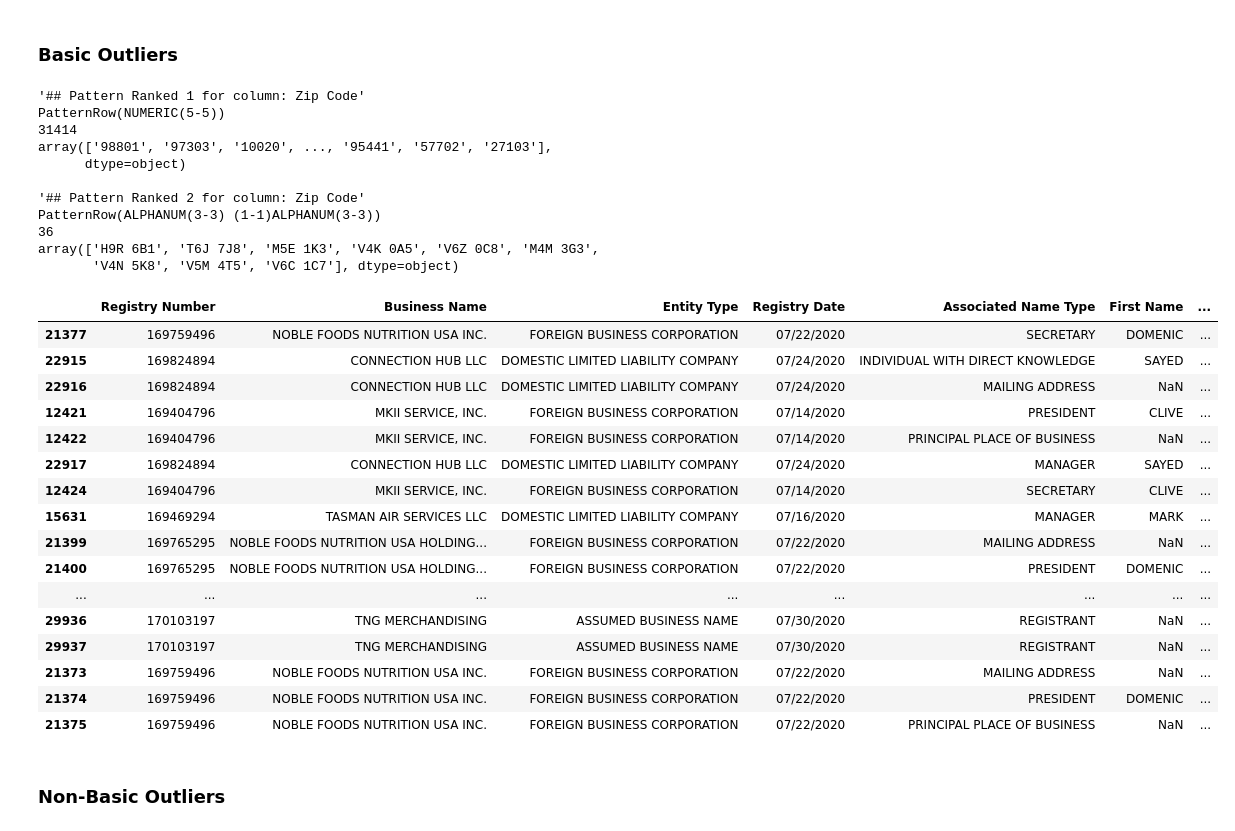
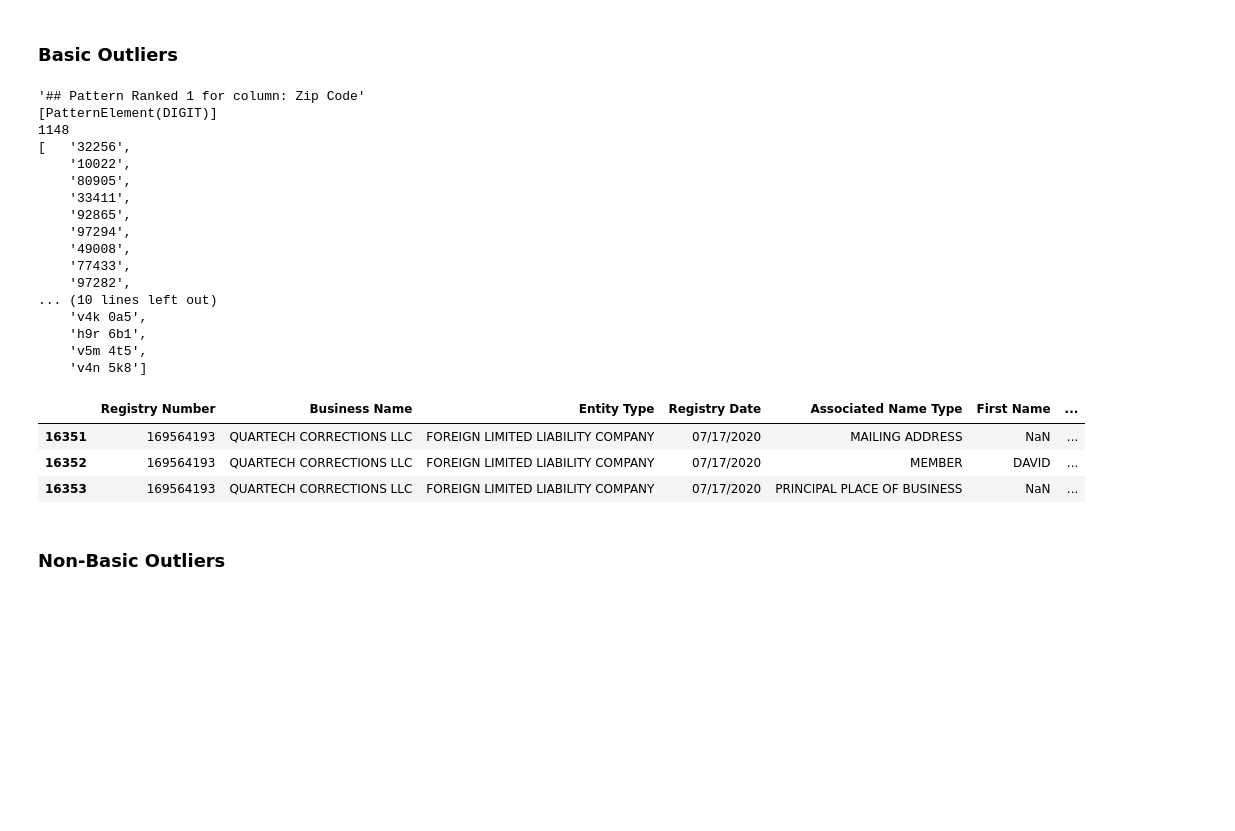
Before and after one commit to VIDA-NYU/openclean-pattern, a Jupyter notebook: examples/Openclean_pattern.ipynb, the cells around one changed output. Drawn from its saved outputs; the diff is of its cells as text; code cells hidden in the pictures; blank space fills up the shorter version.

```diff
--- a/examples/Openclean_pattern.ipynb
+++ b/examples/Openclean_pattern.ipynb
@@ -84,42 +84,35 @@ patterns = pf.find()
 for i in range(1,len(patterns)+1):
     pp.pprint("## Pattern Ranked {} for column: {}".format(i, column))
     pp.pprint(pf.top(i))
-    pp.pprint(pf.top(i).freq)
-    pp.pprint(df.loc[list(pf.top(i).idx), column].unique())
+    pp.pprint(len(pf.top(i).idx))
+    pp.pprint([pf.series[c] for i, c in enumerate(list(pf.top(i).idx)) if i < 10])
     print()
 # %% [output]
 '## Pattern Ranked 1 for column: Zip Code'
-PatternRow(NUMERIC(5-5))
-31414
-array(['98801', '97303', '10020', ..., '95441', '57702', '27103'],
-      dtype=object)
-
-'## Pattern Ranked 2 for column: Zip Code'
-PatternRow(ALPHANUM(3-3) (1-1)ALPHANUM(3-3))
-36
-array(['H9R 6B1', 'T6J 7J8', 'M5E 1K3', 'V4K 0A5', 'V6Z 0C8', 'M4M 3G3',
-       'V4N 5K8', 'V5M 4T5', 'V6C 1C7'], dtype=object)
+[PatternElement(DIGIT)]
+1148
+[   '32256',
+    '10022',
+    '80905',
+    '33411',
+    '92865',
+    '97294',
+    '49008',
+    '77433',
+    '97282',
+... (10 lines left out)
+    'v4k 0a5',
+    'h9r 6b1',
+    'v5m 4t5',
+    'v4n 5k8']
 # %%
 # they are canadian zipcodes
-df.loc[list(pf.top(i).idx)]
+df[df['Zip Code'].str.lower() == 'v5m 4t5']
 # %% [output]
 |  | Registry Number | Business Name | Entity Type | Registry Date | Associated Name Type | First Name | ... |
-| 21377 | 169759496 | NOBLE FOODS NUTRITION USA INC. | FOREIGN BUSINESS CORPORATION | 07/22/2020 | SECRETARY | DOMENIC | ... |
-| 22915 | 169824894 | CONNECTION HUB LLC | DOMESTIC LIMITED LIABILITY COMPANY | 07/24/2020 | INDIVIDUAL WITH DIRECT KNOWLEDGE | SAYED | ... |
-| 22916 | 169824894 | CONNECTION HUB LLC | DOMESTIC LIMITED LIABILITY COMPANY | 07/24/2020 | MAILING ADDRESS | NaN | ... |
-| 12421 | 169404796 | MKII SERVICE, INC. | FOREIGN BUSINESS CORPORATION | 07/14/2020 | PRESIDENT | CLIVE | ... |
-| 12422 | 169404796 | MKII SERVICE, INC. | FOREIGN BUSINESS CORPORATION | 07/14/2020 | PRINCIPAL PLACE OF BUSINESS | NaN | ... |
-| 22917 | 169824894 | CONNECTION HUB LLC | DOMESTIC LIMITED LIABILITY COMPANY | 07/24/2020 | MANAGER | SAYED | ... |
-| 12424 | 169404796 | MKII SERVICE, INC. | FOREIGN BUSINESS CORPORATION | 07/14/2020 | SECRETARY | CLIVE | ... |
-| 15631 | 169469294 | TASMAN AIR SERVICES LLC | DOMESTIC LIMITED LIABILITY COMPANY | 07/16/2020 | MANAGER | MARK | ... |
-| 21399 | 169765295 | NOBLE FOODS NUTRITION USA HOLDING... | FOREIGN BUSINESS CORPORATION | 07/22/2020 | MAILING ADDRESS | NaN | ... |
-| 21400 | 169765295 | NOBLE FOODS NUTRITION USA HOLDING... | FOREIGN BUSINESS CORPORATION | 07/22/2020 | PRESIDENT | DOMENIC | ... |
-| ... | ... | ... | ... | ... | ... | ... | ... |
-| 29936 | 170103197 | TNG MERCHANDISING | ASSUMED BUSINESS NAME | 07/30/2020 | REGISTRANT | NaN | ... |
-| 29937 | 170103197 | TNG MERCHANDISING | ASSUMED BUSINESS NAME | 07/30/2020 | REGISTRANT | NaN | ... |
-| 21373 | 169759496 | NOBLE FOODS NUTRITION USA INC. | FOREIGN BUSINESS CORPORATION | 07/22/2020 | MAILING ADDRESS | NaN | ... |
-| 21374 | 169759496 | NOBLE FOODS NUTRITION USA INC. | FOREIGN BUSINESS CORPORATION | 07/22/2020 | PRESIDENT | DOMENIC | ... |
-| 21375 | 169759496 | NOBLE FOODS NUTRITION USA INC. | FOREIGN BUSINESS CORPORATION | 07/22/2020 | PRINCIPAL PLACE OF BUSINESS | NaN | ... |
+| 16351 | 169564193 | QUARTECH CORRECTIONS LLC | FOREIGN LIMITED LIABILITY COMPANY | 07/17/2020 | MAILING ADDRESS | NaN | ... |
+| 16352 | 169564193 | QUARTECH CORRECTIONS LLC | FOREIGN LIMITED LIABILITY COMPANY | 07/17/2020 | MEMBER | DAVID | ... |
+| 16353 | 169564193 | QUARTECH CORRECTIONS LLC | FOREIGN LIMITED LIABILITY COMPANY | 07/17/2020 | PRINCIPAL PLACE OF BUSINESS | NaN | ... |
 # %% [markdown]
 ### Non-Basic Outliers
 # %%
```
Also changed, not shown: parts of 19 cells of this notebook, 11 other files.
